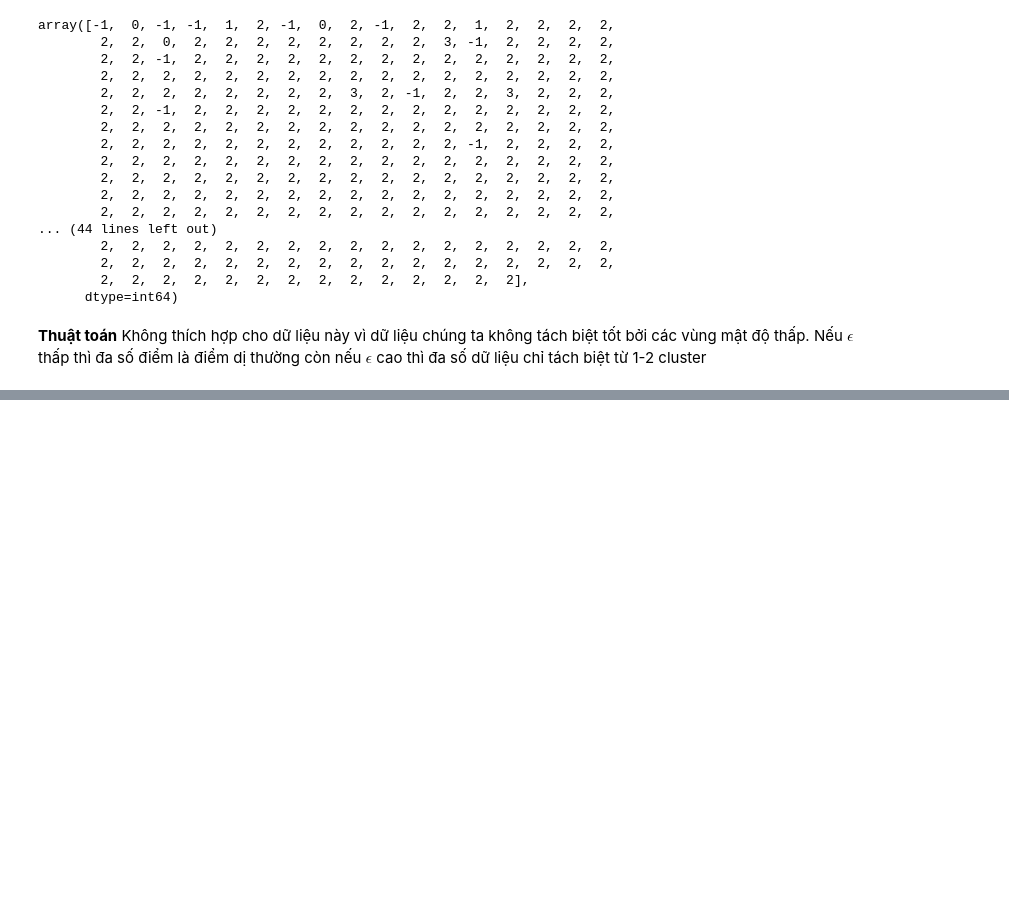
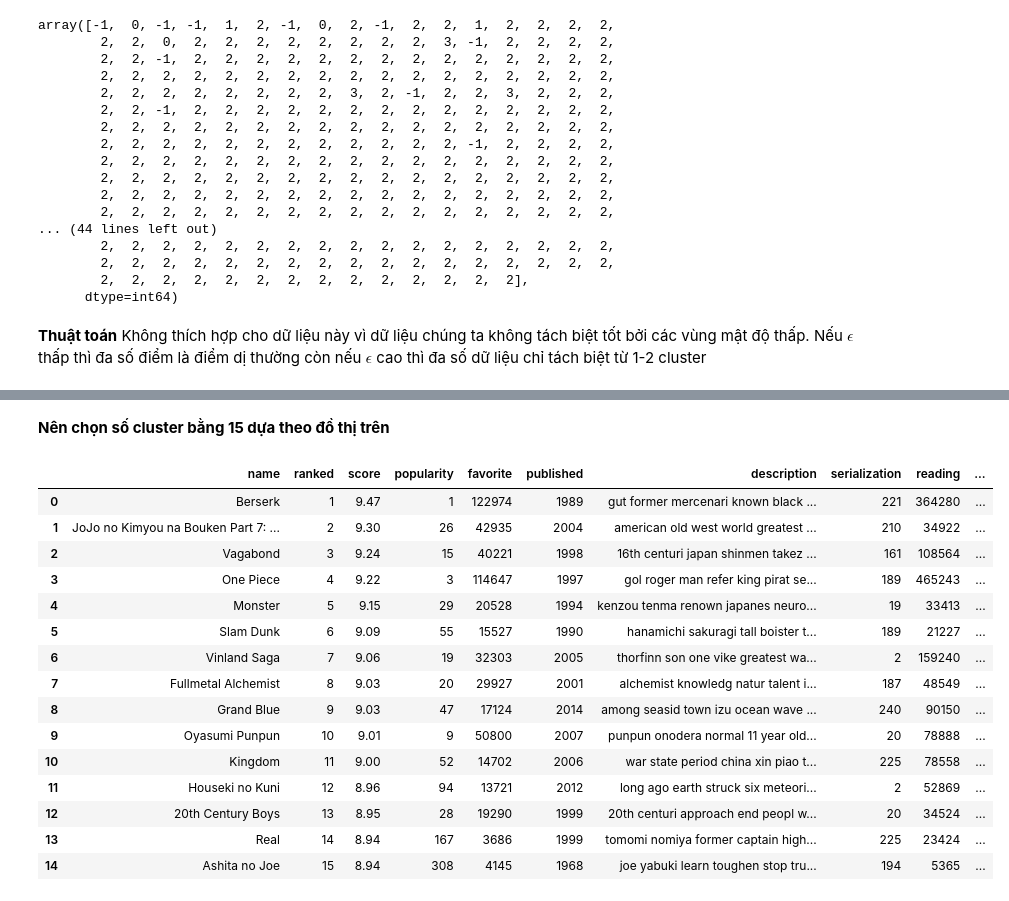
Before and after one commit to EggClf/final_lab_datascience, a Jupyter notebook: modeling.ipynb, the cells around one changed output, grey strips where cells are left out. Saved outputs shown, nothing was run; the diff lists cells and outputs as text; code cells hidden in the pictures; blank space fills up the shorter version.

```diff
--- a/modeling.ipynb
+++ b/modeling.ipynb
@@ -11,6 +12,7 @@ import numpy as np
 data = pd.read_csv("preprocessed_data.csv")
 data.head()
 df=data.copy()
+df2=data.copy()
 # %%
 data=data.drop(['name','description'],axis='columns')
 data.head()
@@ -138,0 +153,6 @@ array([-1,  0, -1, -1,  1,  2, -1,  0,  2, -1,  2,  2,  1,  2,  2,  2,  2,
+# %%
+def gaussian_mixture(n):
+    gm=GaussianMixture(n_components=n,n_init=10,covariance_type="full") #số cluster,n_init là siêu tham số
+    gm.fit(X_scaled)
+    y_pred=gm.predict(X_scaled)
+    return y_pred,gm.bic(X_scaled),gm.aic(X_scaled)
@@ -138,0 +180,24 @@ array([-1,  0, -1, -1,  1,  2, -1,  0,  2, -1,  2,  2,  1,  2,  2,  2,  2,
+# %% [markdown]
+**Nên chọn số cluster bằng 15 dựa theo đồ thị trên**
+# %%
+y_pred,_,_=gaussian_mixture(15)
+series= pd.Series(y_pred)
+df2['group']=series #thêm cột series vào data tên group
+df2.head(15)
+# %% [output]
+|  | name | ranked | score | popularity | favorite | published | description | serialization | reading | ... |
+| 0 | Berserk | 1 | 9.47 | 1 | 122974 | 1989 | gut former mercenari known black ... | 221 | 364280 | ... |
+| 1 | JoJo no Kimyou na Bouken Part 7: ... | 2 | 9.30 | 26 | 42935 | 2004 | american old west world greatest ... | 210 | 34922 | ... |
+| 2 | Vagabond | 3 | 9.24 | 15 | 40221 | 1998 | 16th centuri japan shinmen takez ... | 161 | 108564 | ... |
+| 3 | One Piece | 4 | 9.22 | 3 | 114647 | 1997 | gol roger man refer king pirat se... | 189 | 465243 | ... |
+| 4 | Monster | 5 | 9.15 | 29 | 20528 | 1994 | kenzou tenma renown japanes neuro... | 19 | 33413 | ... |
+| 5 | Slam Dunk | 6 | 9.09 | 55 | 15527 | 1990 | hanamichi sakuragi tall boister t... | 189 | 21227 | ... |
+| 6 | Vinland Saga | 7 | 9.06 | 19 | 32303 | 2005 | thorfinn son one vike greatest wa... | 2 | 159240 | ... |
+| 7 | Fullmetal Alchemist | 8 | 9.03 | 20 | 29927 | 2001 | alchemist knowledg natur talent i... | 187 | 48549 | ... |
+| 8 | Grand Blue | 9 | 9.03 | 47 | 17124 | 2014 | among seasid town izu ocean wave ... | 240 | 90150 | ... |
+| 9 | Oyasumi Punpun | 10 | 9.01 | 9 | 50800 | 2007 | punpun onodera normal 11 year old... | 20 | 78888 | ... |
+| 10 | Kingdom | 11 | 9.00 | 52 | 14702 | 2006 | war state period china xin piao t... | 225 | 78558 | ... |
+| 11 | Houseki no Kuni | 12 | 8.96 | 94 | 13721 | 2012 | long ago earth struck six meteori... | 2 | 52869 | ... |
+| 12 | 20th Century Boys | 13 | 8.95 | 28 | 19290 | 1999 | 20th centuri approach end peopl w... | 20 | 34524 | ... |
+| 13 | Real | 14 | 8.94 | 167 | 3686 | 1999 | tomomi nomiya former captain high... | 225 | 23424 | ... |
+| 14 | Ashita no Joe | 15 | 8.94 | 308 | 4145 | 1968 | joe yabuki learn toughen stop tru... | 194 | 5365 | ... |
```
Also changed, not shown: parts of 9 cells of this notebook.
